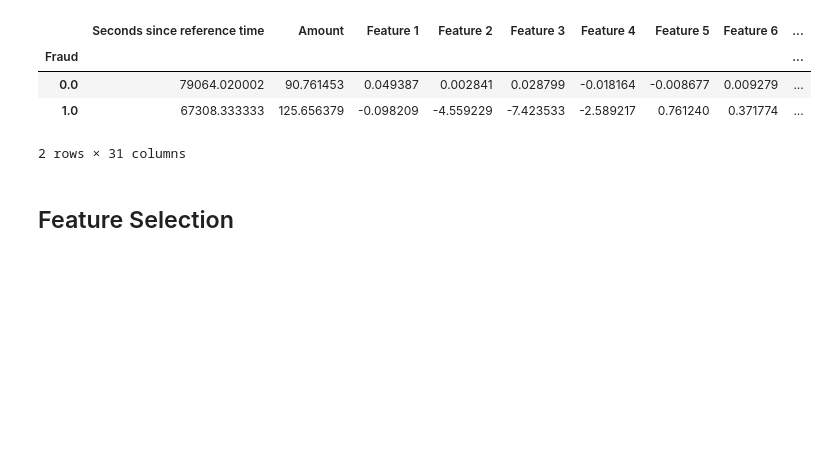
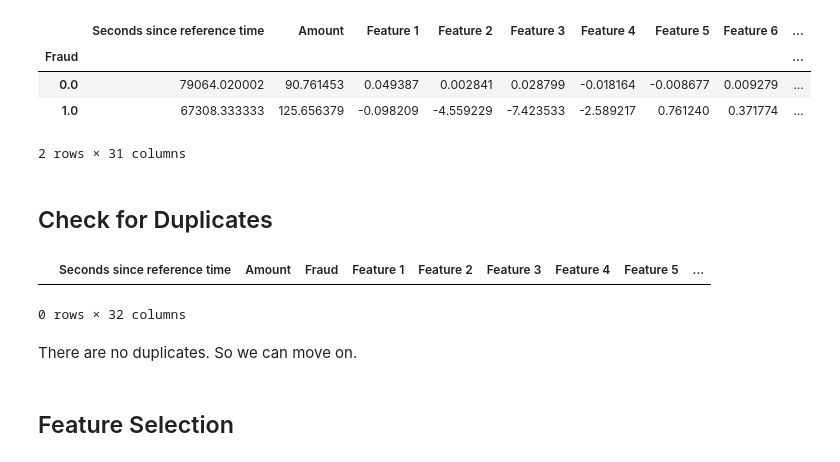
Before and after one commit to shubhamperiwal/fraud_detection, a Jupyter notebook: Naive Baes.ipynb, the cells around one changed output. Cells and saved outputs as stored; diff of their text form; code cells hidden in the pictures; blank space fills up the shorter version.

```diff
--- a/Naive Baes.ipynb
+++ b/Naive Baes.ipynb
@@ -102,6 +102,15 @@ df.groupby('Fraud').mean()
 | 0.0 | 79064.020002 | 90.761453 | 0.049387 | 0.002841 | 0.028799 | -0.018164 | -0.008677 | 0.009279 | ... |
 | 1.0 | 67308.333333 | 125.656379 | -0.098209 | -4.559229 | -7.423533 | -2.589217 | 0.761240 | 0.371774 | ... |
 2 rows × 31 columns
+# %% [markdown]
+## Check for Duplicates
+# %%
+df[df.duplicated()==True]
+# %% [output]
+|  | Seconds since reference time | Amount | Fraud | Feature 1 | Feature 2 | Feature 3 | Feature 4 | Feature 5 | ... |
+0 rows × 32 columns
+# %% [markdown]
+There are no duplicates. So we can move on.
 # %% [markdown]
 ## Feature Selection
 # %%
```
Also changed, not shown: parts of 24 cells of this notebook.
